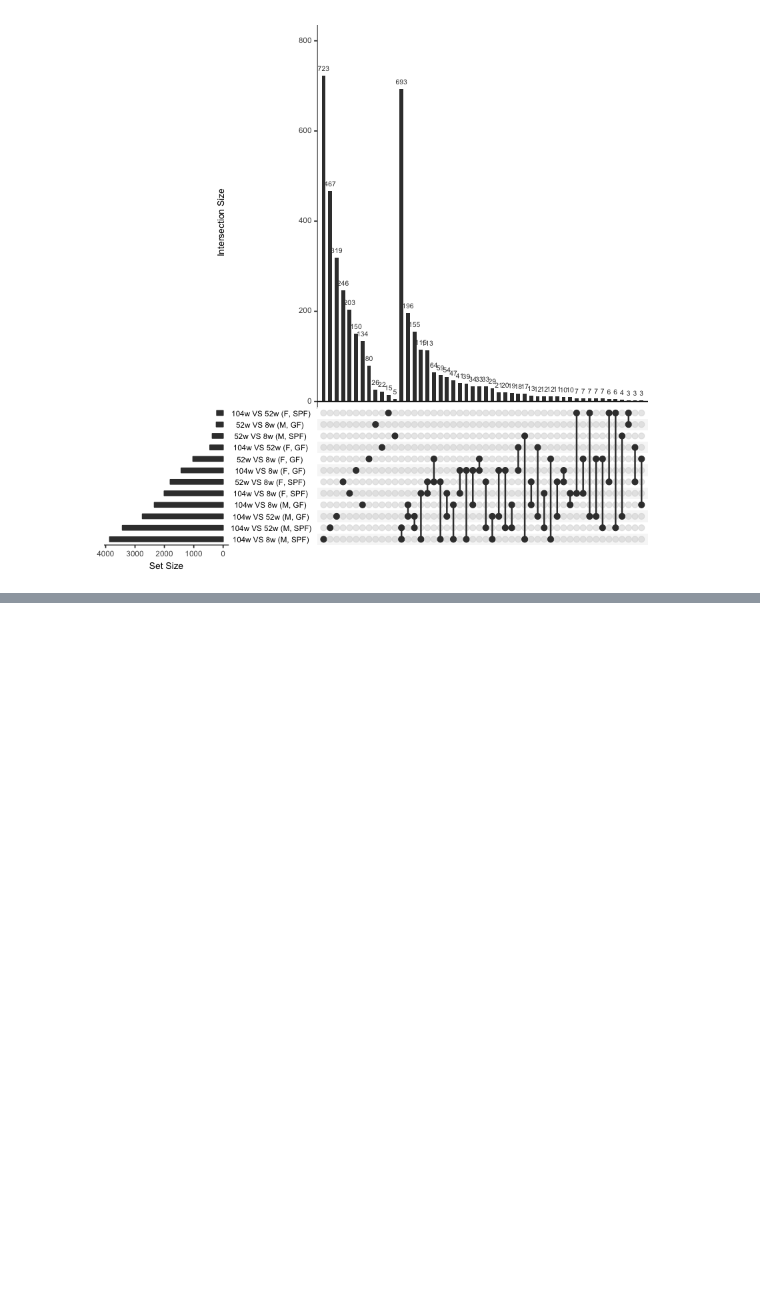
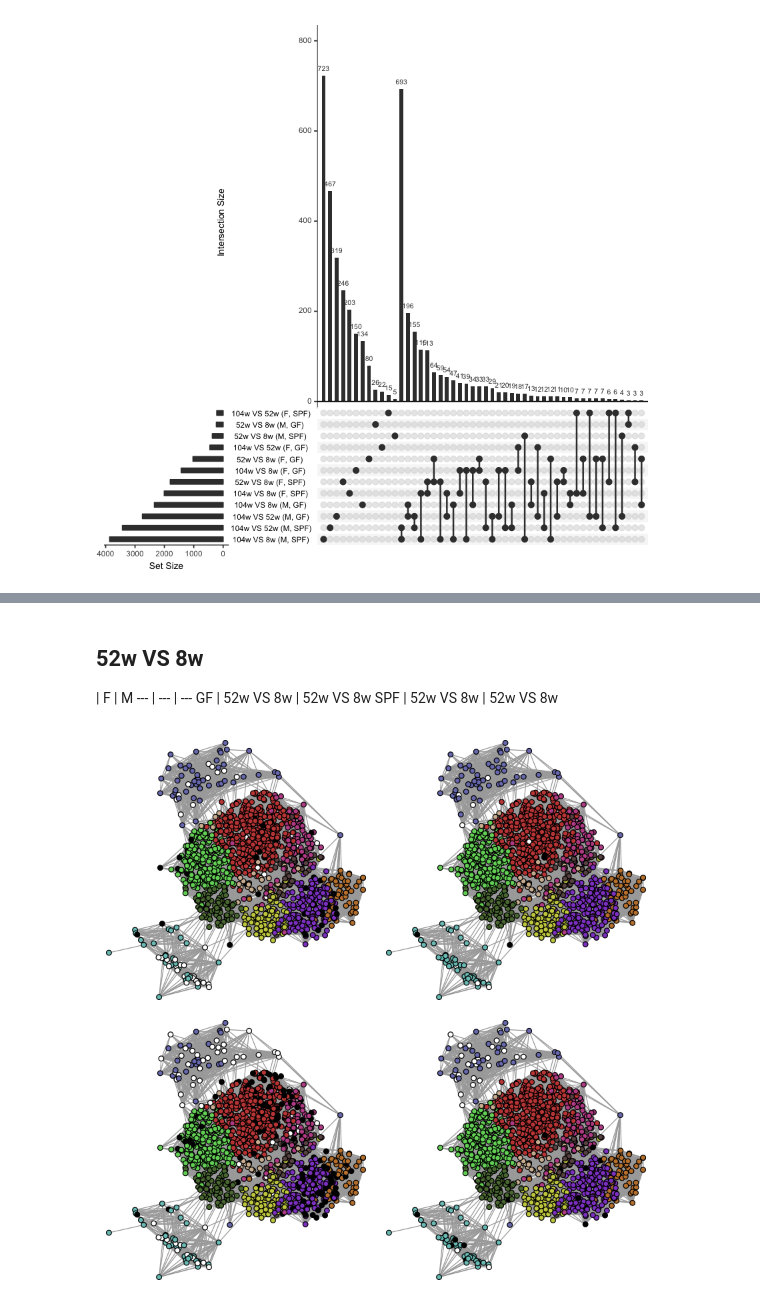
Before and after one commit to anuprulez/amma, a Jupyter notebook: src/age-effect-type-gender.ipynb, the cells around one changed output, grey strips where cells are left out. Cells and saved outputs as stored; diff of their text form; code cells hidden in the pictures; blank space fills up the shorter version.

```diff
--- a/src/age-effect-type-gender.ipynb
+++ b/src/age-effect-type-gender.ipynb
@@ -138,0 +148,19 @@ upset(as.data.frame(age_type_gender_deg$deg), nsets = 12, nintersects=50)
+# %% [markdown]
+## 52w VS 8w
+
+ | F | M
+--- | --- | ---
+GF | 52w VS 8w | 52w VS 8w
+SPF | 52w VS 8w | 52w VS 8w
+# %%
+par(mfrow=c(2,2),mar=c(0,0,0,0))
+col_52w_vs_8w_F_GF = get_deg_colors(age_type_gender_deg, "52w VS 8w (F, GF)", connected_gene_colors, module_nb)
+plot_net_with_layout(net, col_52w_vs_8w_F_GF, pal2, layout, add_legend=F)
+col_52w_vs_8w_M_GF = get_deg_colors(age_type_gender_deg, "52w VS 8w (M, GF)", connected_gene_colors, module_nb)
+plot_net_with_layout(net, col_52w_vs_8w_M_GF, pal2, layout, add_legend=F)
+col_52w_vs_8w_F_SPF = get_deg_colors(age_type_gender_deg, "52w VS 8w (F, SPF)", connected_gene_colors, module_nb)
+plot_net_with_layout(net, col_52w_vs_8w_F_SPF, pal2, layout, add_legend=F)
+col_52w_vs_8w_M_SPF = get_deg_colors(age_type_gender_deg, "52w VS 8w (M, SPF)", connected_gene_colors, module_nb)
+plot_net_with_layout(net, col_52w_vs_8w_M_SPF, pal2, layout, add_legend=F)
+# %% [output]
+[figure, added]
```
Also changed, not shown: parts of 22 cells of this notebook, 30 other files.
